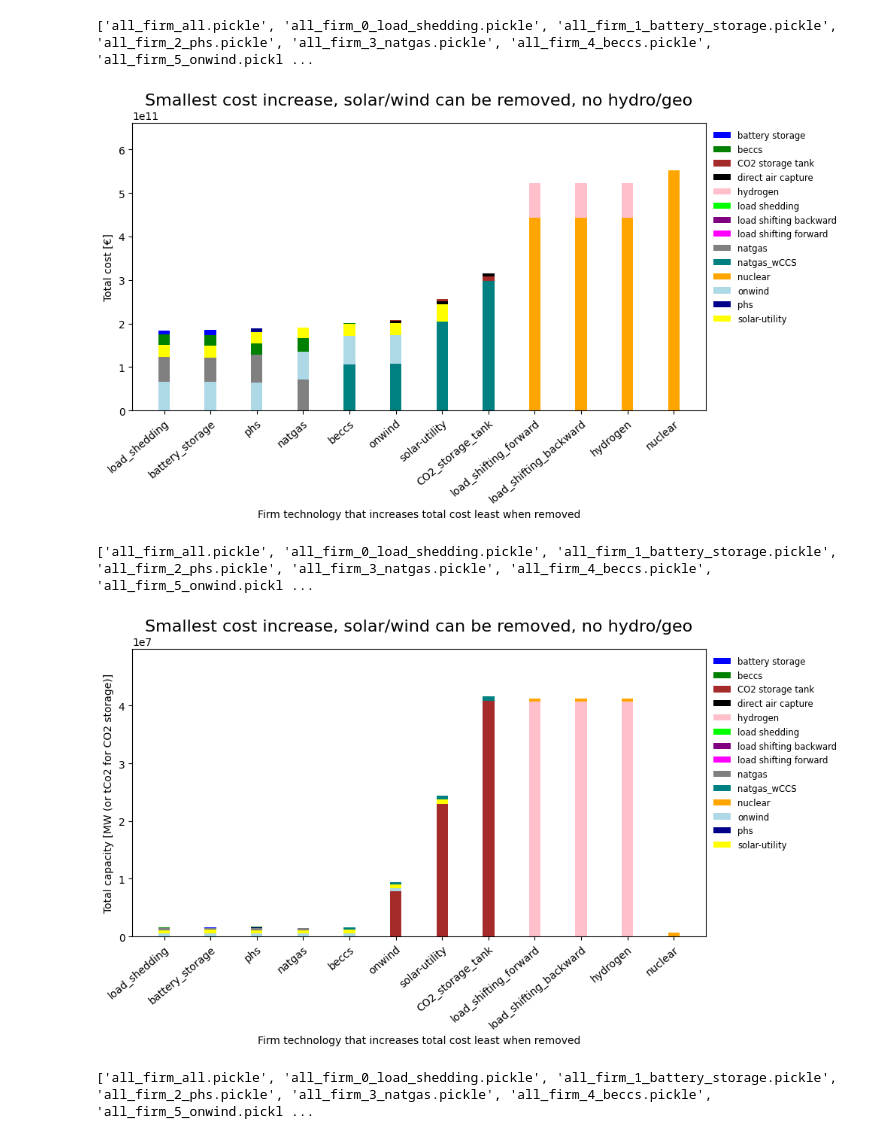
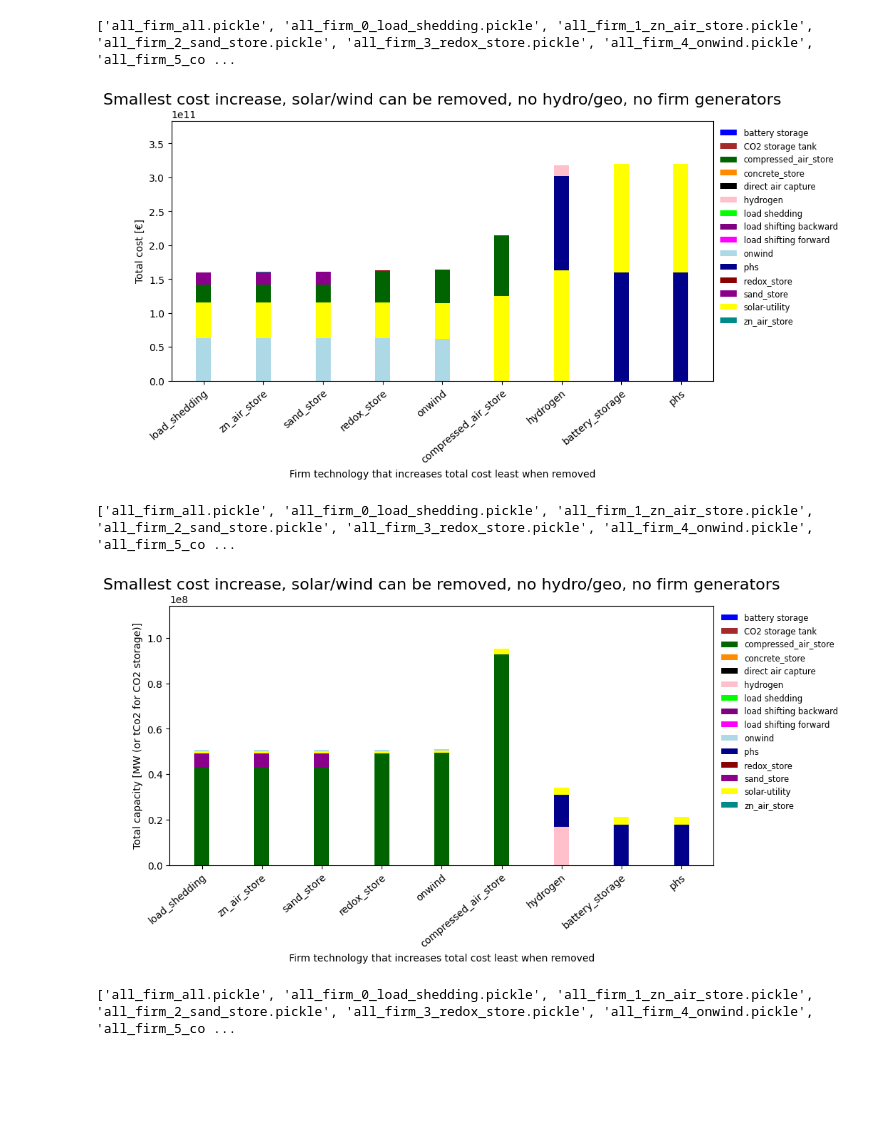
Before and after one commit to carnegie/clab_all_firm, a Jupyter notebook: plot_results.ipynb, the cells around one changed output. Drawn from its saved outputs; the diff is of its cells as text; code cells hidden in the pictures; blank space fills up the shorter version.

```diff
--- a/plot_results.ipynb
+++ b/plot_results.ipynb
@@ -103,29 +117,32 @@ def plot_results(results_dir, color_dict, poi, outfile_suffix = '', pass_results
         return all_results
 # %%
 # Results directory
-out_suff = '_cost_removal_least_increase_no_geo_hydro'
-results_dir = 'output_data/all_firm_case'+out_suff+'/plotting/'
+out_suff = '_all_stores_no_generators'
+results_dir = 'output_data/all_firm_case'+out_suff
+removal_plot = True
+results_dir += '/plotting/' if removal_plot == True else '/'
 
 # Get color map
-all_comp = read_component_results(results_dir, 'all_firm_all.pickle').index
-color_dict = get_colors(sorted(all_comp, key=lambda x: x.lower()))
+color_dict = get_colors()
 
 
 # Plot
-costs = plot_results(results_dir, color_dict, 'cost', outfile_suffix=out_suff)
-capacities = plot_results(results_dir, color_dict, 'capacity', outfile_suffix=out_suff)
-total_demand = abs(get_demand(results_dir, 'all_firm_all.pickle'))
-
+costs = plot_results(results_dir, color_dict, 'cost', outfile_suffix=out_suff, rm_plot=removal_plot)
+capacities = plot_results(results_dir, color_dict, 'capacity', outfile_suffix=out_suff, rm_plot=removal_plot)
+if removal_plot == True:
+    total_demand = abs(get_demand(results_dir, 'all_firm_all.pickle'))
+else:
+    total_demand = abs(get_demand(results_dir, 'all_firm_1p0.pickle'))
 
 system_costs = [{} for i in range(len(costs))]
 for i,case in enumerate(costs):
     for comp in case:
         system_costs[i][comp] = case[comp]/total_demand
 
-plot_results(results_dir, color_dict, 'normalized_cost', outfile_suffix=out_suff, pass_results=['system_cost [€/MWh]', system_costs])
+plot_results(results_dir, color_dict, 'normalized_cost', outfile_suffix=out_suff, pass_results=['system_cost [€/MWh]', system_costs], rm_plot=removal_plot)
 # %% [output]
-['all_firm_all.pickle', 'all_firm_0_load_shedding.pickle', 'all_firm_1_battery_storage.pickle', 'all_firm_2_phs.pickle', 'all_firm_3_natgas.pickle', 'all_firm_4_beccs.pickle', 'all_firm_5_onwind.pickl ...
+['all_firm_all.pickle', 'all_firm_0_load_shedding.pickle', 'all_firm_1_zn_air_store.pickle', 'all_firm_2_sand_store.pickle', 'all_firm_3_redox_store.pickle', 'all_firm_4_onwind.pickle', 'all_firm_5_co ...
-[figure, old version]
+[figure, new version]
-['all_firm_all.pickle', 'all_firm_0_load_shedding.pickle', 'all_firm_1_battery_storage.pickle', 'all_firm_2_phs.pickle', 'all_firm_3_natgas.pickle', 'all_firm_4_beccs.pickle', 'all_firm_5_onwind.pickl ...
+['all_firm_all.pickle', 'all_firm_0_load_shedding.pickle', 'all_firm_1_zn_air_store.pickle', 'all_firm_2_sand_store.pickle', 'all_firm_3_redox_store.pickle', 'all_firm_4_onwind.pickle', 'all_firm_5_co ...
-[figure, old version]
+[figure, new version]
-['all_firm_all.pickle', 'all_firm_0_load_shedding.pickle', 'all_firm_1_battery_storage.pickle', 'all_firm_2_phs.pickle', 'all_firm_3_natgas.pickle', 'all_firm_4_beccs.pickle', 'all_firm_5_onwind.pickl ...
+['all_firm_all.pickle', 'all_firm_0_load_shedding.pickle', 'all_firm_1_zn_air_store.pickle', 'all_firm_2_sand_store.pickle', 'all_firm_3_redox_store.pickle', 'all_firm_4_onwind.pickle', 'all_firm_5_co ...
```
Also changed, not shown: parts of 2 cells of this notebook, 4 other files.
